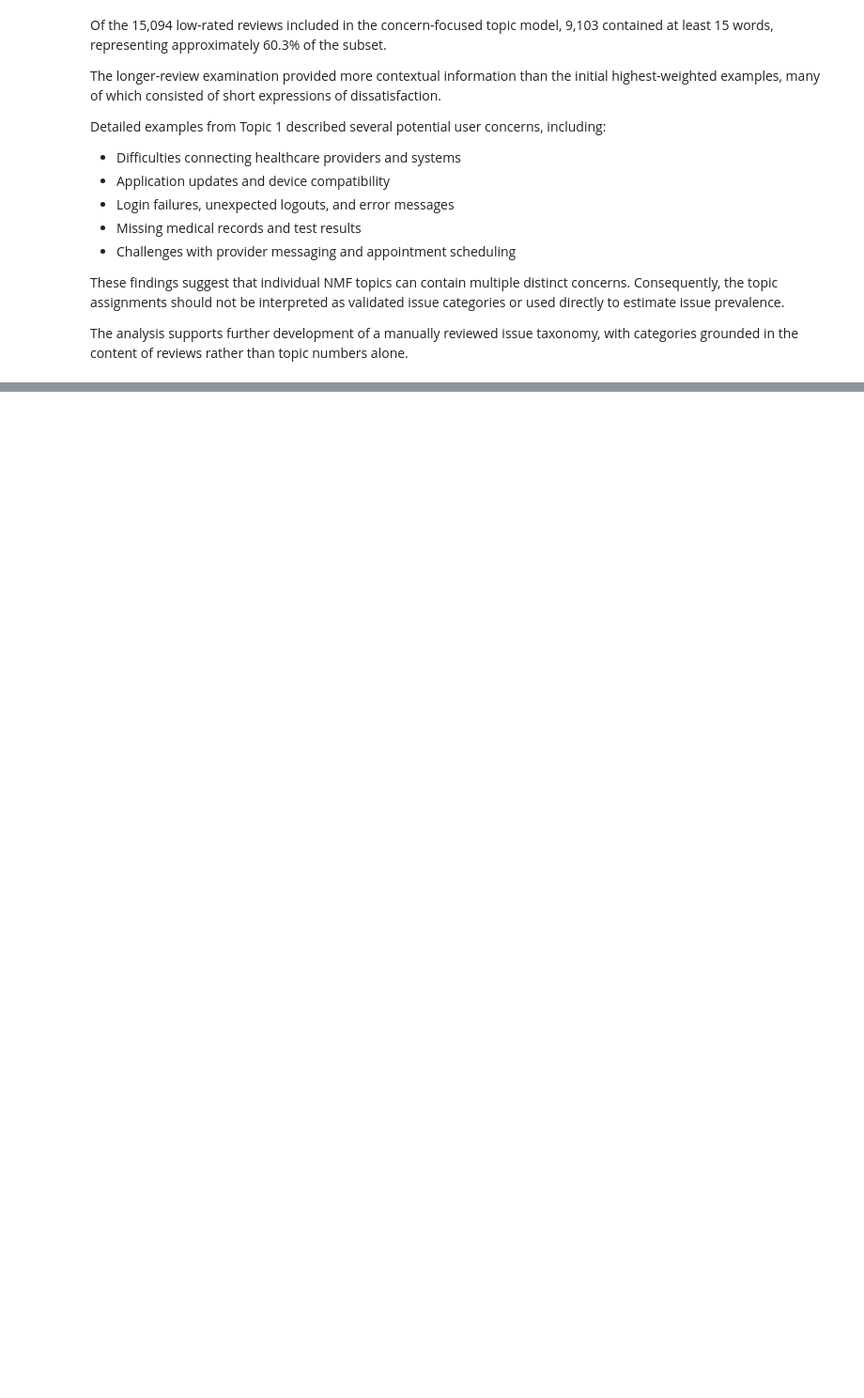
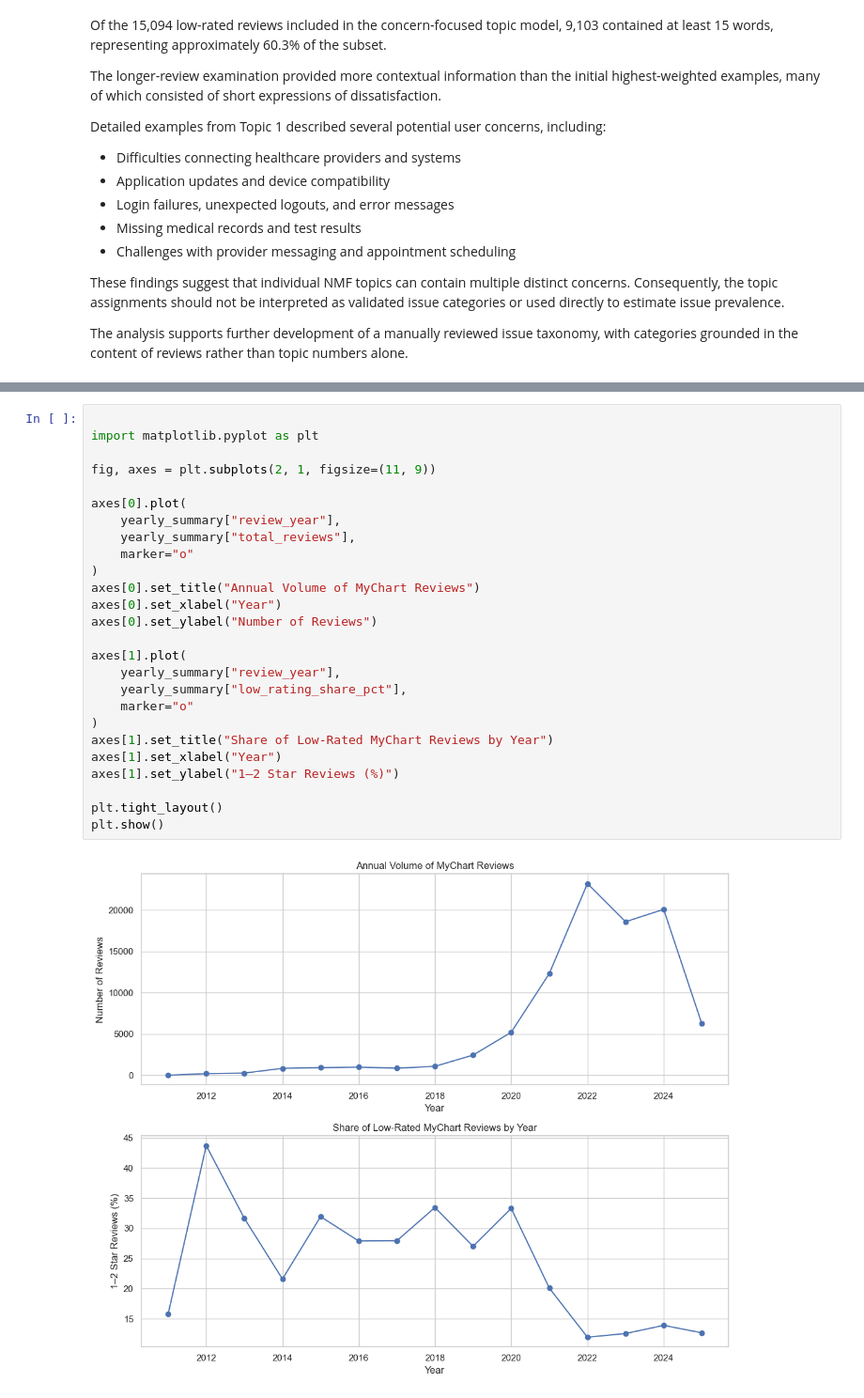
Before and after one commit to sahaiml149/HealthTrust-Watch, a Jupyter notebook: notebooks/ProjectphaseII.ipynb, the cells around one changed output, grey strips where cells are left out. Shown at 94% size. Cells and saved outputs as stored; diff of their text form; blank space fills up the shorter version.

Commit message:
Analyze temporal trends and MyChart app versions

```diff
--- a/notebooks/ProjectphaseII.ipynb
+++ b/notebooks/ProjectphaseII.ipynb
@@ -1185,0 +1257,28 @@ The analysis supports further development of a manually reviewed issue taxonomy,
+# %%
+
+import matplotlib.pyplot as plt
+
+fig, axes = plt.subplots(2, 1, figsize=(11, 9))
+
+axes[0].plot(
+    yearly_summary["review_year"],
+    yearly_summary["total_reviews"],
+    marker="o"
+)
+axes[0].set_title("Annual Volume of MyChart Reviews")
+axes[0].set_xlabel("Year")
+axes[0].set_ylabel("Number of Reviews")
+
+axes[1].plot(
+    yearly_summary["review_year"],
+    yearly_summary["low_rating_share_pct"],
+    marker="o"
+)
+axes[1].set_title("Share of Low-Rated MyChart Reviews by Year")
+axes[1].set_xlabel("Year")
+axes[1].set_ylabel("1–2 Star Reviews (%)")
+
+plt.tight_layout()
+plt.show()
+# %% [output]
+[figure, added]
```
Also changed, not shown: parts of 10 cells of this notebook.
